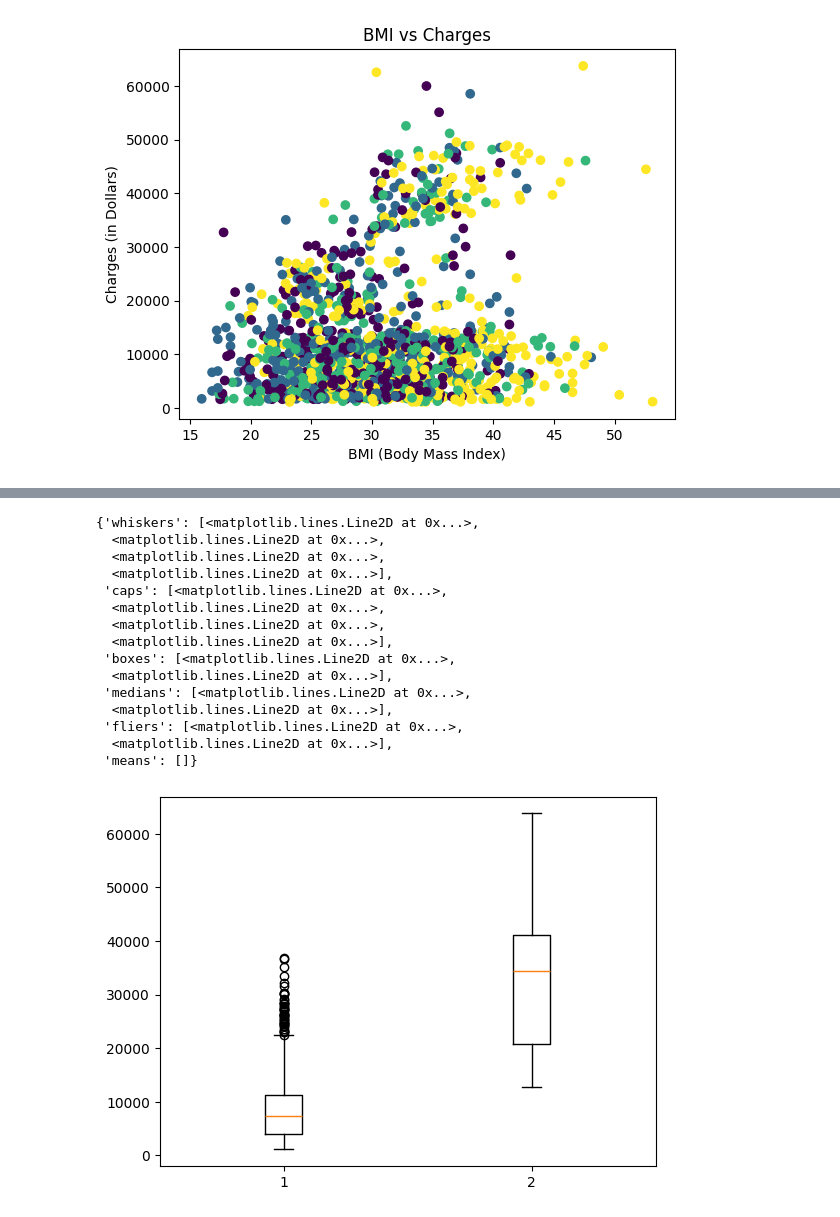
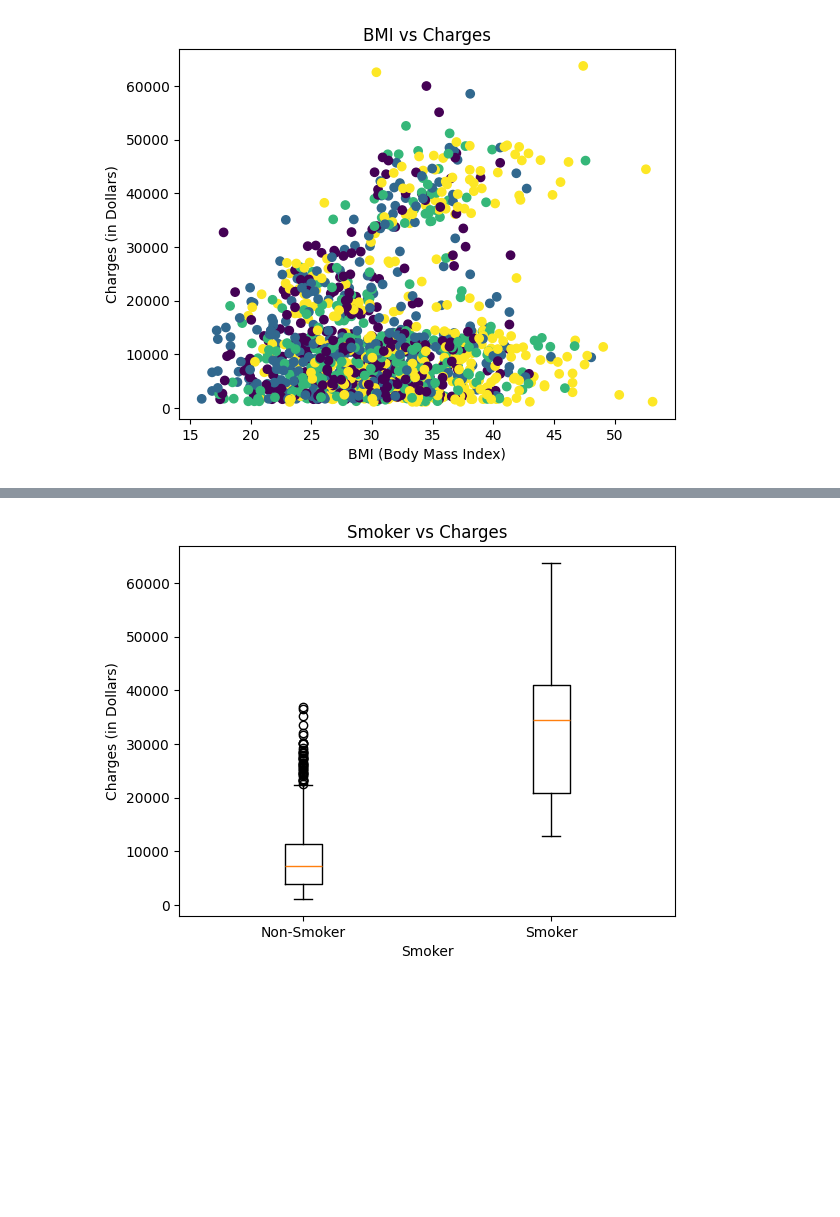
Before and after one commit to b-clang/U.S.-Medical-Insurance-Project, a Jupyter notebook: python-portfolio-project-starter-files/us-medical-insurance-costs.ipynb, the cells around one changed output, grey strips where cells are left out. Saved outputs shown, nothing was run; the diff lists cells and outputs as text; code cells hidden in the pictures; blank space fills up the shorter version.

```diff
--- a/python-portfolio-project-starter-files/us-medical-insurance-costs.ipynb
+++ b/python-portfolio-project-starter-files/us-medical-insurance-costs.ipynb
@@ -186,32 +190,26 @@ plt.boxplot([male_charges, female_charges])
 # %%
 # Smoker against charges
 non_smoker_patients = []
 smoker_patients = []
+
+# Data entries split between smokers and non-smokers
 for entry in insurance_data:
     if entry['smoker'] == 'no':
         non_smoker_patients.append(entry)
     else:
         smoker_patients.append(entry)
+
+# Charges for smokers and non-smokers compiled with list comprehensions
 non_smoker_charges = [round(float(entry['charges']),2) for entry in non_smoker_patients]
 smoker_charges = [round(float(entry['charges']),2) for entry in smoker_patients]
 
 
-
+# Boxplot used because smoker vs non-smoker is categorical
 plt.boxplot([non_smoker_charges, smoker_charges])
+plt.title("Smoker vs Charges")
+plt.xlabel("Smoker")
+plt.ylabel("Charges (in Dollars)")
+plt.xticks([1,2], ["Non-Smoker", "Smoker"])
+plt.show()
 # %% [output]
-{'whiskers': [<matplotlib.lines.Line2D at 0x...>,
-  <matplotlib.lines.Line2D at 0x...>,
-  <matplotlib.lines.Line2D at 0x...>,
-  <matplotlib.lines.Line2D at 0x...>],
- 'caps': [<matplotlib.lines.Line2D at 0x...>,
-  <matplotlib.lines.Line2D at 0x...>,
-  <matplotlib.lines.Line2D at 0x...>,
-  <matplotlib.lines.Line2D at 0x...>],
- 'boxes': [<matplotlib.lines.Line2D at 0x...>,
-  <matplotlib.lines.Line2D at 0x...>],
- 'medians': [<matplotlib.lines.Line2D at 0x...>,
-  <matplotlib.lines.Line2D at 0x...>],
- 'fliers': [<matplotlib.lines.Line2D at 0x...>,
-  <matplotlib.lines.Line2D at 0x...>],
- 'means': []}
-[figure, old version]
+[figure, new version]
```
Also changed, not shown: parts of 14 cells of this notebook.
